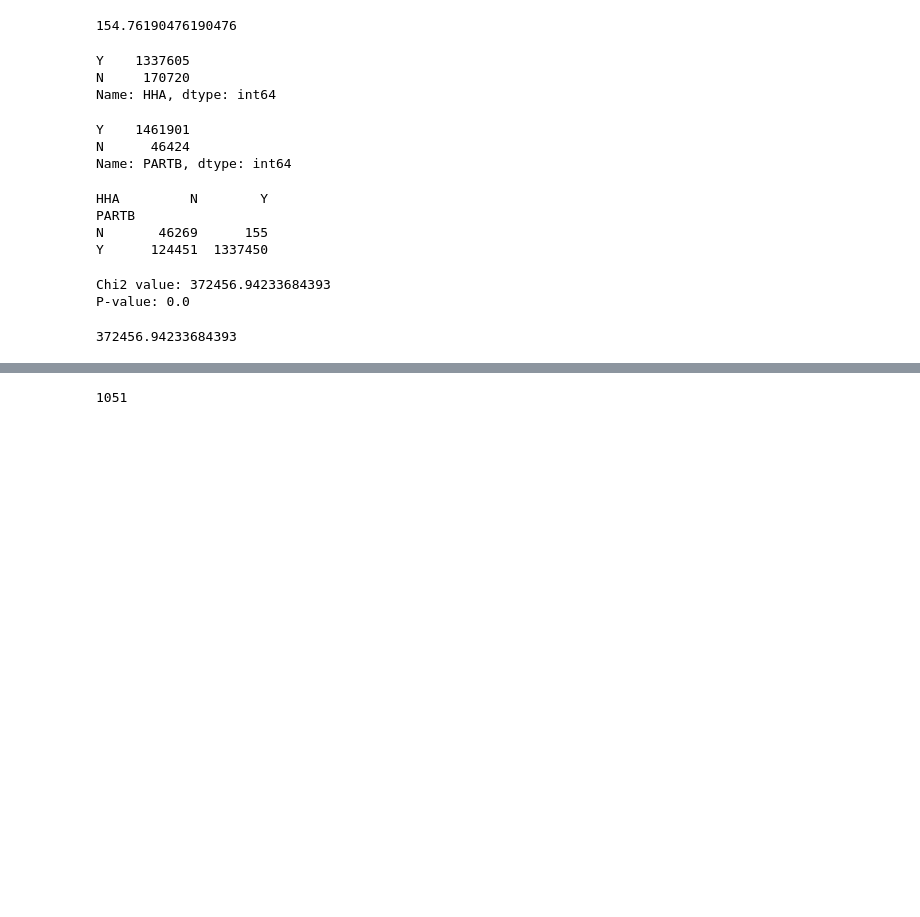
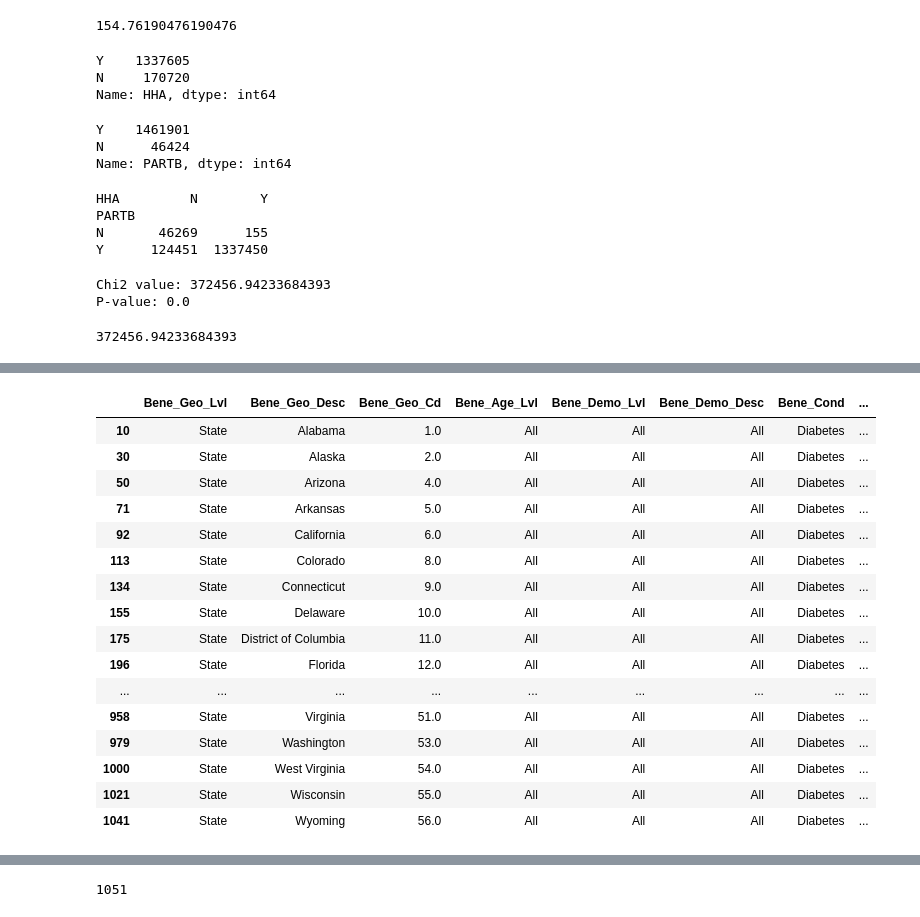
Before and after one commit to amnasyed1/507_inclass_inferential, a Jupyter notebook: 507wk5_inclass_python.ipynb, the cells around one changed output, grey strips where cells are left out. Saved outputs shown, nothing was run; the diff lists cells and outputs as text; code cells hidden in the pictures; blank space fills up the shorter version.

```diff
--- a/507wk5_inclass_python.ipynb
+++ b/507wk5_inclass_python.ipynb
@@ -60,3 +64,6 @@ chi2
 # %%
 import pandas as pd
 from scipy.stats import ttest_ind
+# %%
+data_cms = pd.read_csv ('https://raw.githubusercontent.com/hantswilliams/HHA_507_2023/main/WK5/examples/data/cms-chronic-conditions/CC_R20_P08_v10_D18_WWDSE_Cond_complete.csv')
+data_cms
@@ -62,0 +84,21 @@ from scipy.stats import ttest_ind
+# %%
+diabetes_data = data_cms[data_cms['Bene_Cond'] == 'Diabetes']
+diabetes_data
+# %% [output]
+|  | Bene_Geo_Lvl | Bene_Geo_Desc | Bene_Geo_Cd | Bene_Age_Lvl | Bene_Demo_Lvl | Bene_Demo_Desc | Bene_Cond | ... |
+| 10 | State | Alabama | 1.0 | All | All | All | Diabetes | ... |
+| 30 | State | Alaska | 2.0 | All | All | All | Diabetes | ... |
+| 50 | State | Arizona | 4.0 | All | All | All | Diabetes | ... |
+| 71 | State | Arkansas | 5.0 | All | All | All | Diabetes | ... |
+| 92 | State | California | 6.0 | All | All | All | Diabetes | ... |
+| 113 | State | Colorado | 8.0 | All | All | All | Diabetes | ... |
+| 134 | State | Connecticut | 9.0 | All | All | All | Diabetes | ... |
+| 155 | State | Delaware | 10.0 | All | All | All | Diabetes | ... |
+| 175 | State | District of Columbia | 11.0 | All | All | All | Diabetes | ... |
+| 196 | State | Florida | 12.0 | All | All | All | Diabetes | ... |
+| ... | ... | ... | ... | ... | ... | ... | ... | ... |
+| 958 | State | Virginia | 51.0 | All | All | All | Diabetes | ... |
+| 979 | State | Washington | 53.0 | All | All | All | Diabetes | ... |
+| 1000 | State | West Virginia | 54.0 | All | All | All | Diabetes | ... |
+| 1021 | State | Wisconsin | 55.0 | All | All | All | Diabetes | ... |
+| 1041 | State | Wyoming | 56.0 | All | All | All | Diabetes | ... |
```
Also changed, not shown: parts of 13 cells of this notebook.
